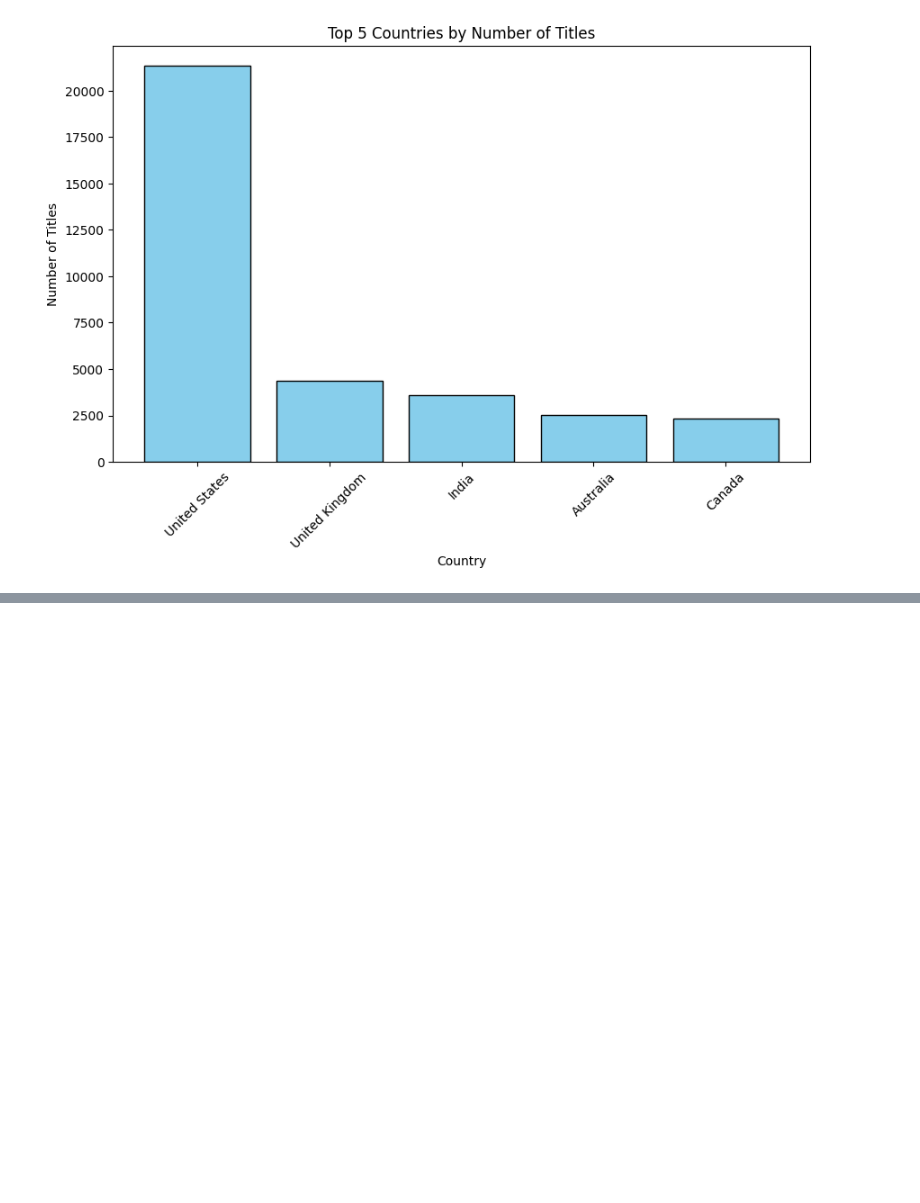
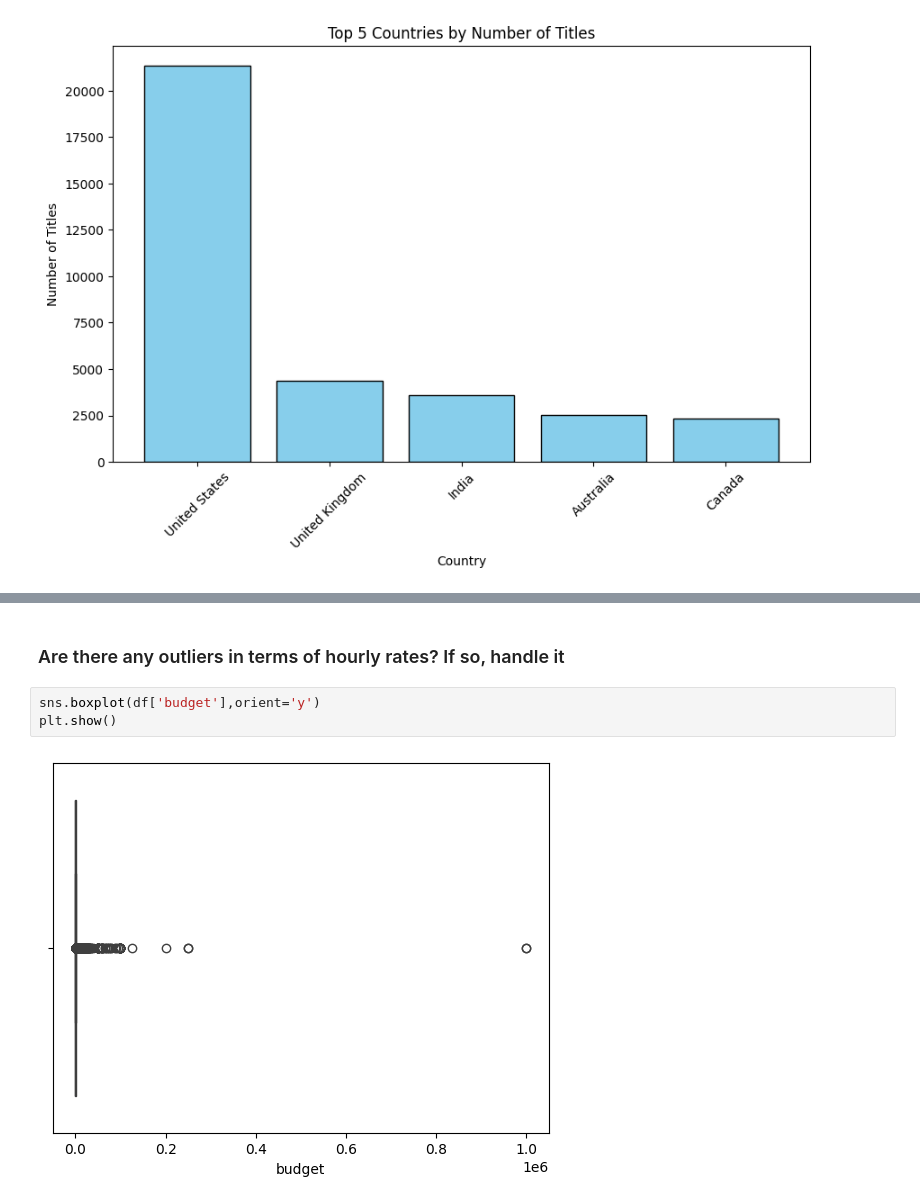
Before and after one commit to ZainFaisal005/DataCraft-Analysis-Vault, a Jupyter notebook: Upwork_Jobs_Analysis/Upwork_Jobs_Analysis.ipynb, the cells around one changed output, grey strips where cells are left out. Saved outputs shown, nothing was run; the diff lists cells and outputs as text; blank space fills up the shorter version.

```diff
--- a/Upwork_Jobs_Analysis/Upwork_Jobs_Analysis.ipynb
+++ b/Upwork_Jobs_Analysis/Upwork_Jobs_Analysis.ipynb
@@ -116,0 +128,7 @@ plt.show()
+# %% [markdown]
+### Are there any outliers in terms of hourly rates? If so, handle it
+# %%
+sns.boxplot(df['budget'],orient='y')
+plt.show()
+# %% [output]
+[figure, added]
```
Also changed, not shown: parts of 38 cells of this notebook.
